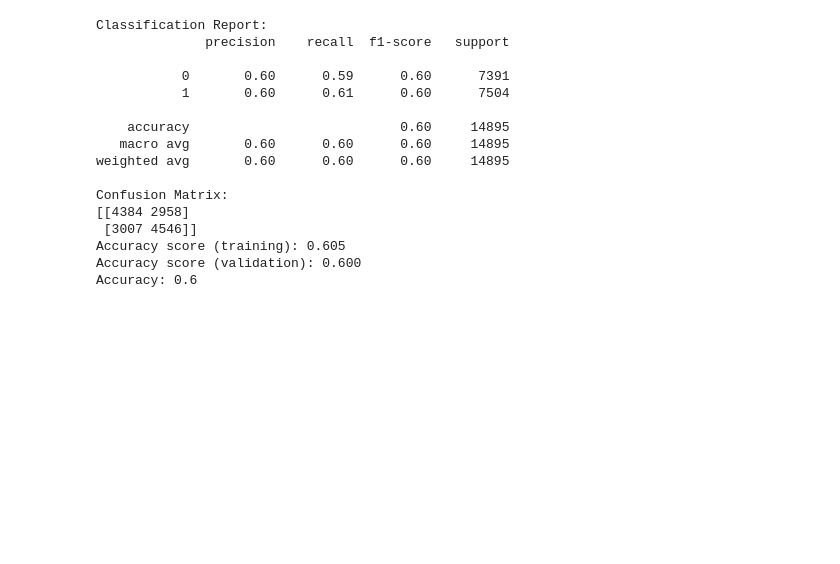
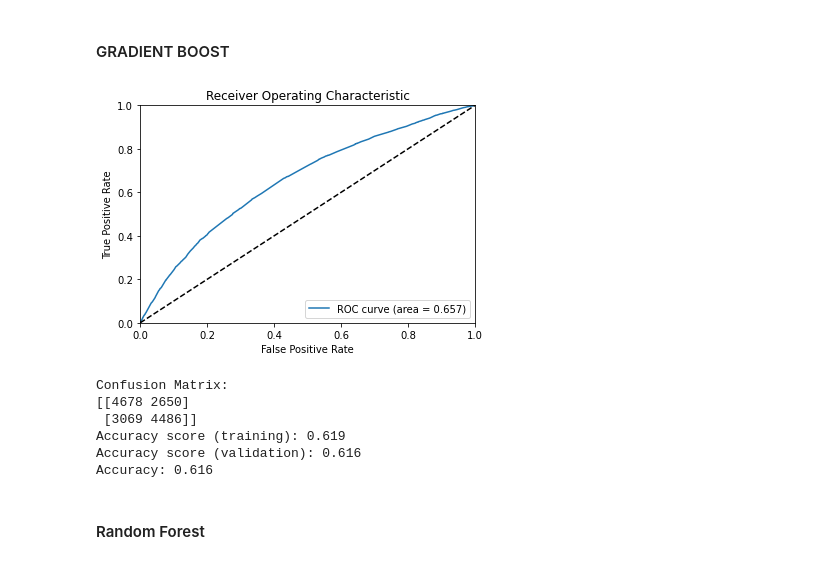
Before and after one commit to emenain/Capstone1, a Jupyter notebook: Preprocessing_Modeling.ipynb, the cells around one changed output. Drawn from its saved outputs; the diff is of its cells as text; code cells hidden in the pictures; blank space fills up the shorter version.

```diff
--- a/Preprocessing_Modeling.ipynb
+++ b/Preprocessing_Modeling.ipynb
@@ -70,33 +149,26 @@ BALANCED: (49650, 160) (49650,)
+# %% [markdown]
+#### GRADIENT BOOST
 # %%
-#GB with reduced columns
-cnf_matrix, ac_train, ac_val, accuracy, classification_report = GB_model(X_balance, y_balance)
-
-print('Classification Report: ')
-print(classification_report)
+cnf_matrix, ac_train, ac_val, accuracy = GB_model(X_balance, y_balance)
+#print('Classification Report: ')
+#print(classification_report)
 
 print('Confusion Matrix:')
 print(cnf_matrix)
 
 print("Accuracy score (training): {0:.3f}".format(ac_train))
 print("Accuracy score (validation): {0:.3f}".format(ac_val))
 print("Accuracy: {}".format(accuracy))
 # %% [output]
+[figure, added]
-Classification Report:
-              precision    recall  f1-score   support
-
-           0       0.60      0.59      0.60      7391
-           1       0.60      0.61      0.60      7504
-
-    accuracy                           0.60     14895
-   macro avg       0.60      0.60      0.60     14895
-weighted avg       0.60      0.60      0.60     14895
-
 Confusion Matrix:
-[[4384 2958]
- [3007 4546]]
-Accuracy score (training): 0.605
-Accuracy score (validation): 0.600
-Accuracy: 0.6
+[[4678 2650]
+ [3069 4486]]
+Accuracy score (training): 0.619
+Accuracy score (validation): 0.616
+Accuracy: 0.616
+# %% [markdown]
+#### Random Forest
 # %%
 RF_model(X_balance, y_balance)
 # %% [output]
```
Also changed, not shown: parts of 35 cells of this notebook, 3 other files.
